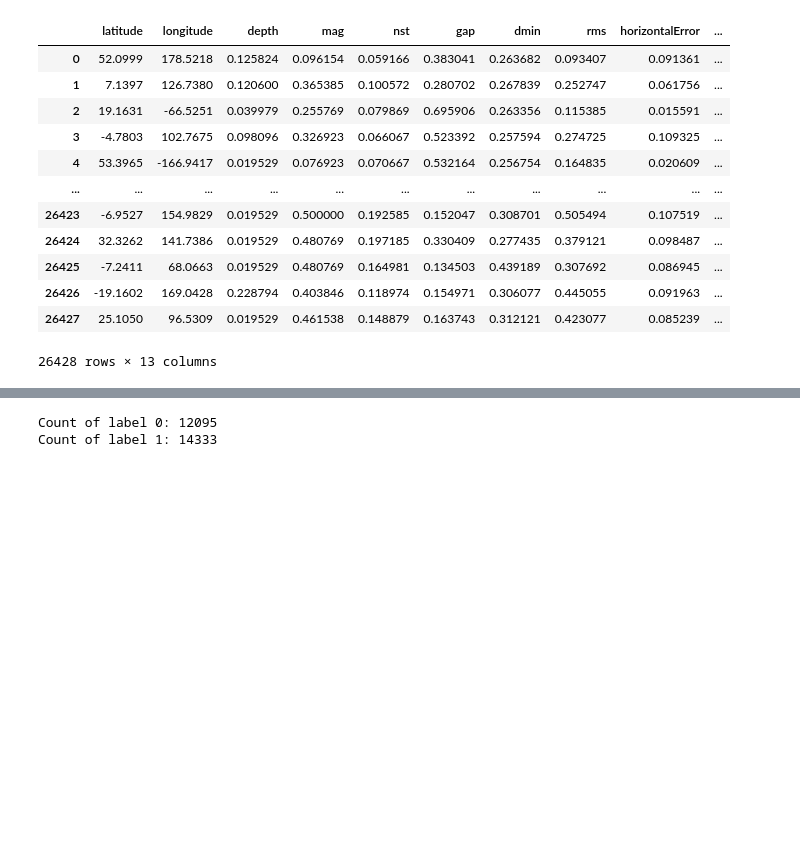
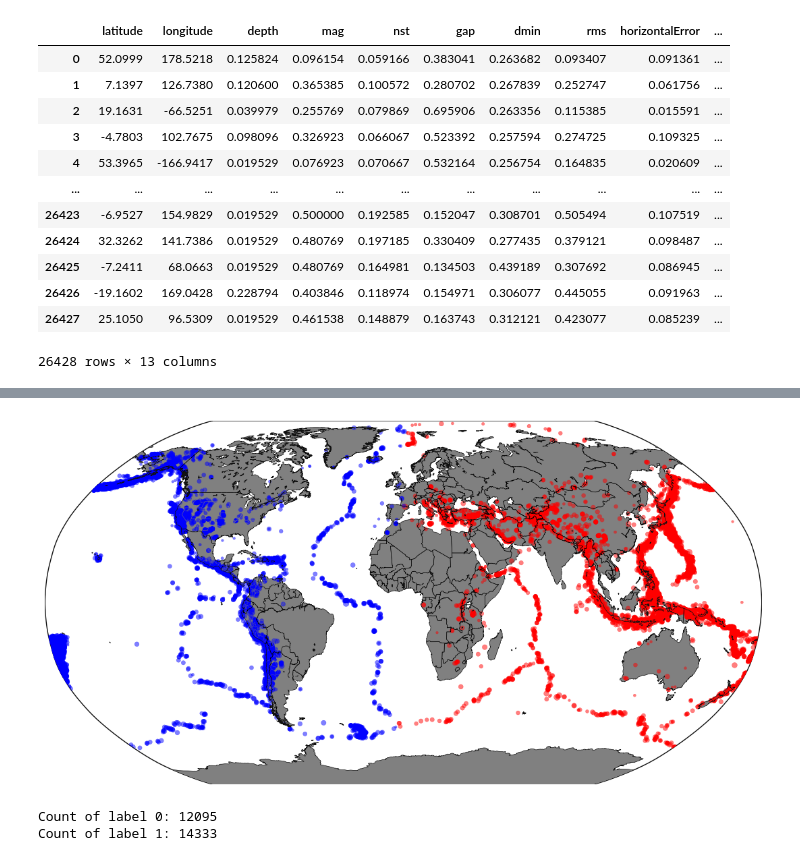
Before and after one commit to waiee/Earthquake_Prediction, a Jupyter notebook: preprocess.ipynb, the cells around one changed output, grey strips where cells are left out. Saved outputs shown, nothing was run; the diff lists cells and outputs as text; code cells hidden in the pictures; blank space fills up the shorter version.

```diff
--- a/preprocess.ipynb
+++ b/preprocess.ipynb
@@ -185,0 +228,5 @@ df_clustered
+# %%
+df_base = df_clustered[["latitude","longitude"]]
+df_base['mag']= df["mag"]
+df_base['label']=km.labels_
+df_base
@@ -186,3 +247,38 @@ df_clustered
+# %%
+# Create a new map
+fig = plt.figure(figsize=(14, 7))
+map = Basemap(projection='robin', resolution='l', area_thresh=1000.0, lat_0=0, lon_0=0)
+
+# Draw coastlines, country boundaries, and fill the continents
+map.drawcoastlines(linewidth=0.5)
+map.drawcountries(linewidth=0.25)
+map.fillcontinents(color='gray')
+
+# Convert latitude and longitude to map coordinates
+x, y = map(df_base["longitude"].values, df_base["latitude"].values)
+
+# Get cluster labels from your clustering result
+cluster_labels = df_base['label']  # Replace with the actual cluster labels from your dataframe
+
+# Define a colormap for differentiating clusters
+cluster_colors = {0: 'red', 1: 'blue'}  # Customize the colors and labels based on your clustering results
+
+# Plot the data points for each cluster with different colors
+for label in set(cluster_labels):
+    cluster_data = df_base[cluster_labels == label]
+    x_cluster, y_cluster = map(cluster_data["longitude"].values, cluster_data["latitude"].values)
+    map.scatter(x_cluster, y_cluster, s=cluster_data["mag"].values**2, c=cluster_colors[label], alpha=0.5)
+
+# Draw country boundaries
+map.drawcountries(linewidth=0.5, linestyle='solid', color='black')
+
+# Draw state boundaries within countries
+map.drawstates(linewidth=0.2, linestyle='solid', color='gray')
+
+# Show the map
+plt.show()
+# %% [output]
+[figure, added]
 # %%
 label_counts = df_clustered['label'].value_counts()
 
```
Also changed, not shown: parts of 5 cells of this notebook.
